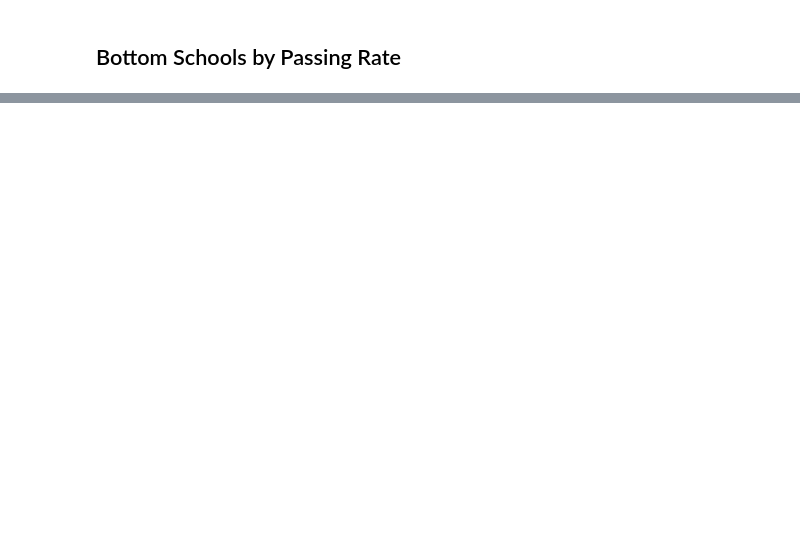
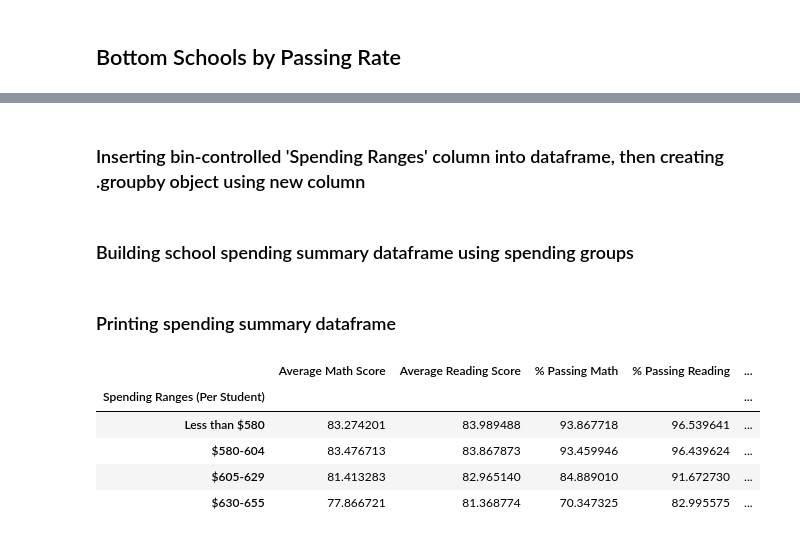
Before and after one commit to troypramsey/pandas-challenge, a Jupyter notebook: PyCitySchools.ipynb, the cells around one changed output, grey strips where cells are left out. Cells and saved outputs as stored; diff of their text form; code cells hidden in the pictures; blank space fills up the shorter version.

```diff
--- a/PyCitySchools.ipynb
+++ b/PyCitySchools.ipynb
@@ -165,0 +222,5 @@ reading_by_grade_df
+# %%
+school_spending_bins = [0, 580, 605, 630, 655]
+school_spending_labels = ['Less than $580', '$580-604', '$605-629', '$630-655']
+# %% [markdown]
+### Inserting bin-controlled 'Spending Ranges' column into dataframe, then creating .groupby object using new column
@@ -165,0 +230,20 @@ reading_by_grade_df
+# %% [markdown]
+### Building school spending summary dataframe using spending groups
+# %%
+school_spending_df = pd.DataFrame()
+school_spending_df['Average Math Score'] = spending_bins_grouped['Average Math Score'].mean()
+school_spending_df['Average Reading Score'] = spending_bins_grouped['Average Reading Score'].mean()
+school_spending_df['% Passing Math'] = spending_bins_grouped['% Passing Math'].mean()
+school_spending_df['% Passing Reading'] = spending_bins_grouped['% Passing Reading'].mean()
+school_spending_df['% Overall Passing Rate'] = spending_bins_grouped['% Overall Passing Rate'].mean()
+# %% [markdown]
+### Printing spending summary dataframe
+# %%
+school_spending_df
+# %% [output]
+|  | Average Math Score | Average Reading Score | % Passing Math | % Passing Reading | ... |
+| Spending Ranges (Per Student) |  |  |  |  | ... |
+| Less than $580 | 83.274201 | 83.989488 | 93.867718 | 96.539641 | ... |
+| $580-604 | 83.476713 | 83.867873 | 93.459946 | 96.439624 | ... |
+| $605-629 | 81.413283 | 82.965140 | 84.889010 | 91.672730 | ... |
+| $630-655 | 77.866721 | 81.368774 | 70.347325 | 82.995575 | ... |
```
Also changed, not shown: parts of 51 cells of this notebook.
